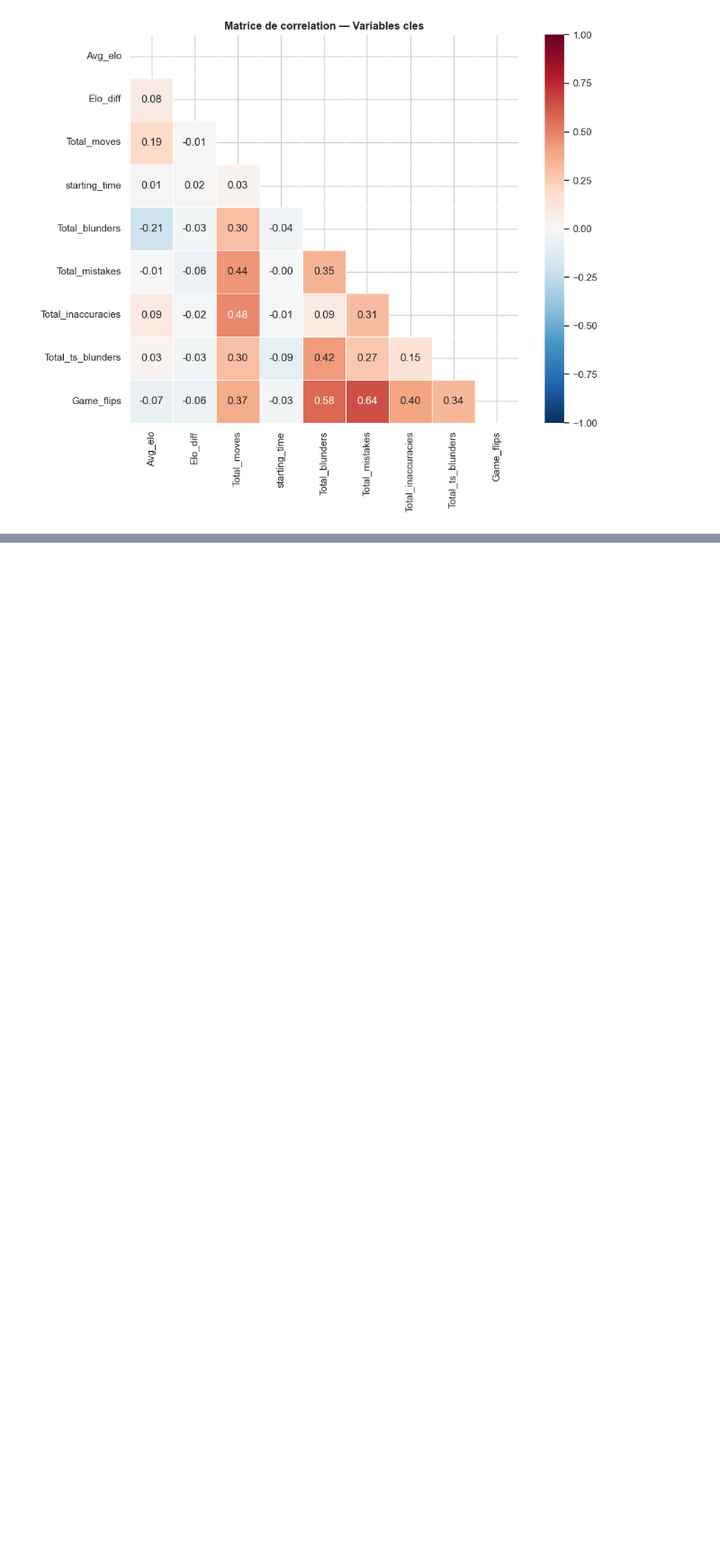
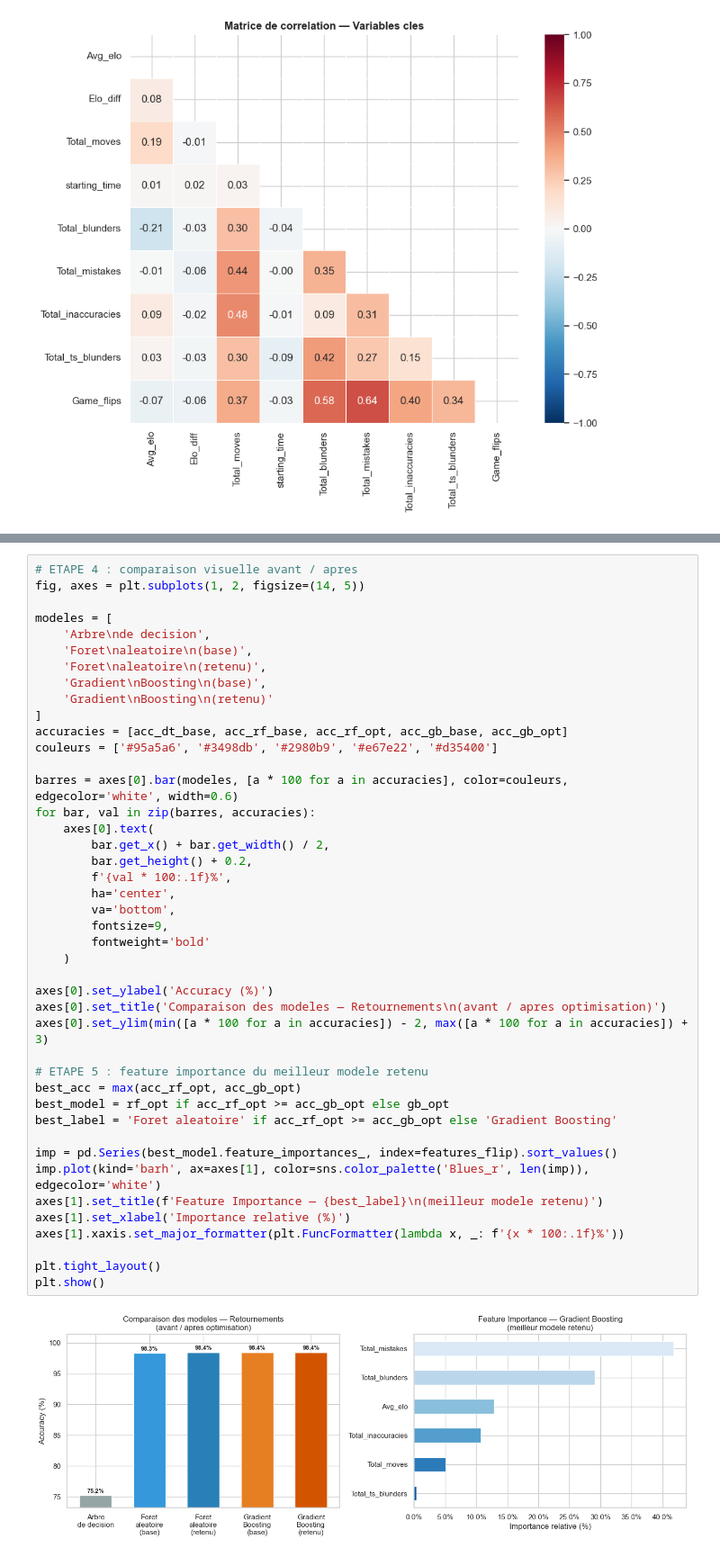
Before and after one commit to Shun-codes/projet-sd-echecs, a Jupyter notebook: Final_Analyse_python_BUT_2_A.ipynb, the cells around one changed output, grey strips where cells are left out. Shown at 90% size. Drawn from its saved outputs; the diff is of its cells as text; blank space fills up the shorter version.

```diff
--- a/Final_Analyse_python_BUT_2_A.ipynb
+++ b/Final_Analyse_python_BUT_2_A.ipynb
@@ -692,0 +769,45 @@ On aurait pu utiliser une **forêt aléatoire** pour améliorer l'accuracy, mais
+# %%
+# ETAPE 4 : comparaison visuelle avant / apres
+fig, axes = plt.subplots(1, 2, figsize=(14, 5))
+
+modeles = [
+    'Arbre\nde decision',
+    'Foret\naleatoire\n(base)',
+    'Foret\naleatoire\n(retenu)',
+    'Gradient\nBoosting\n(base)',
+    'Gradient\nBoosting\n(retenu)'
+]
+accuracies = [acc_dt_base, acc_rf_base, acc_rf_opt, acc_gb_base, acc_gb_opt]
+couleurs = ['#95a5a6', '#3498db', '#2980b9', '#e67e22', '#d35400']
+
+barres = axes[0].bar(modeles, [a * 100 for a in accuracies], color=couleurs, edgecolor='white', width=0.6)
+for bar, val in zip(barres, accuracies):
+    axes[0].text(
+        bar.get_x() + bar.get_width() / 2,
+        bar.get_height() + 0.2,
+        f'{val * 100:.1f}%',
+        ha='center',
+        va='bottom',
+        fontsize=9,
+        fontweight='bold'
+    )
+
+axes[0].set_ylabel('Accuracy (%)')
+axes[0].set_title('Comparaison des modeles — Retournements\n(avant / apres optimisation)')
+axes[0].set_ylim(min([a * 100 for a in accuracies]) - 2, max([a * 100 for a in accuracies]) + 3)
+
+# ETAPE 5 : feature importance du meilleur modele retenu
+best_acc = max(acc_rf_opt, acc_gb_opt)
+best_model = rf_opt if acc_rf_opt >= acc_gb_opt else gb_opt
+best_label = 'Foret aleatoire' if acc_rf_opt >= acc_gb_opt else 'Gradient Boosting'
+
+imp = pd.Series(best_model.feature_importances_, index=features_flip).sort_values()
+imp.plot(kind='barh', ax=axes[1], color=sns.color_palette('Blues_r', len(imp)), edgecolor='white')
+axes[1].set_title(f'Feature Importance — {best_label}\n(meilleur modele retenu)')
+axes[1].set_xlabel('Importance relative (%)')
+axes[1].xaxis.set_major_formatter(plt.FuncFormatter(lambda x, _: f'{x * 100:.1f}%'))
+
+plt.tight_layout()
+plt.show()
+# %% [output]
+[figure, added]
```
Also changed, not shown: parts of 18 cells of this notebook.
